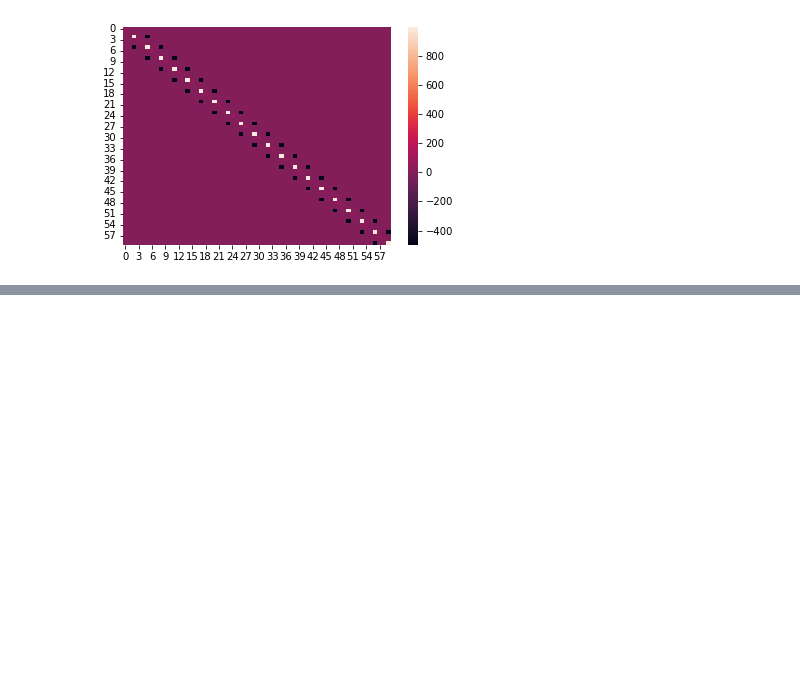
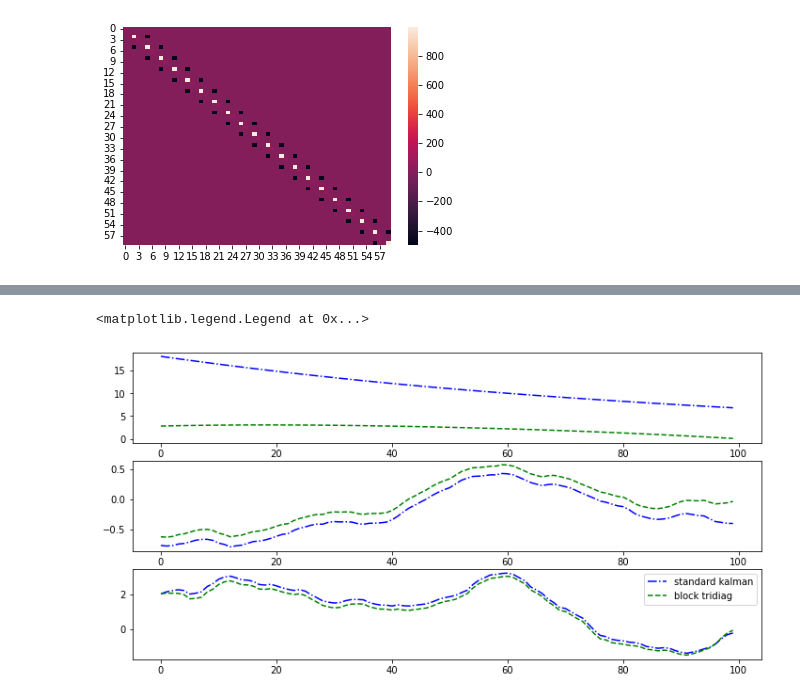
Before and after one commit to erialc-cal/eks, a Jupyter notebook: Untitled.ipynb, the cells around one changed output, grey strips where cells are left out. Cells and saved outputs as stored; diff of their text form; code cells hidden in the pictures; blank space fills up the shorter version.

```diff
--- a/Untitled.ipynb
+++ b/Untitled.ipynb
@@ -334,0 +314,11 @@ plt.show()
+# %%
+
+fig,ax = plt.subplots(nrows=3,ncols=1, figsize=(12,6))
+for i in range(3):
+    ax[i].plot(ms[:,i], 'b-.', label="standard kalman")
+    ax[i].plot(q_newton[:,i], 'g--', label="block tridiag")
+    #ax[i].plot(q2[:,i], 'r--', label="recursive newton")
+plt.legend()
+# %% [output]
+<matplotlib.legend.Legend at 0x...>
+[figure, added]
```
Also changed, not shown: parts of 12 cells of this notebook, 1 other file.
